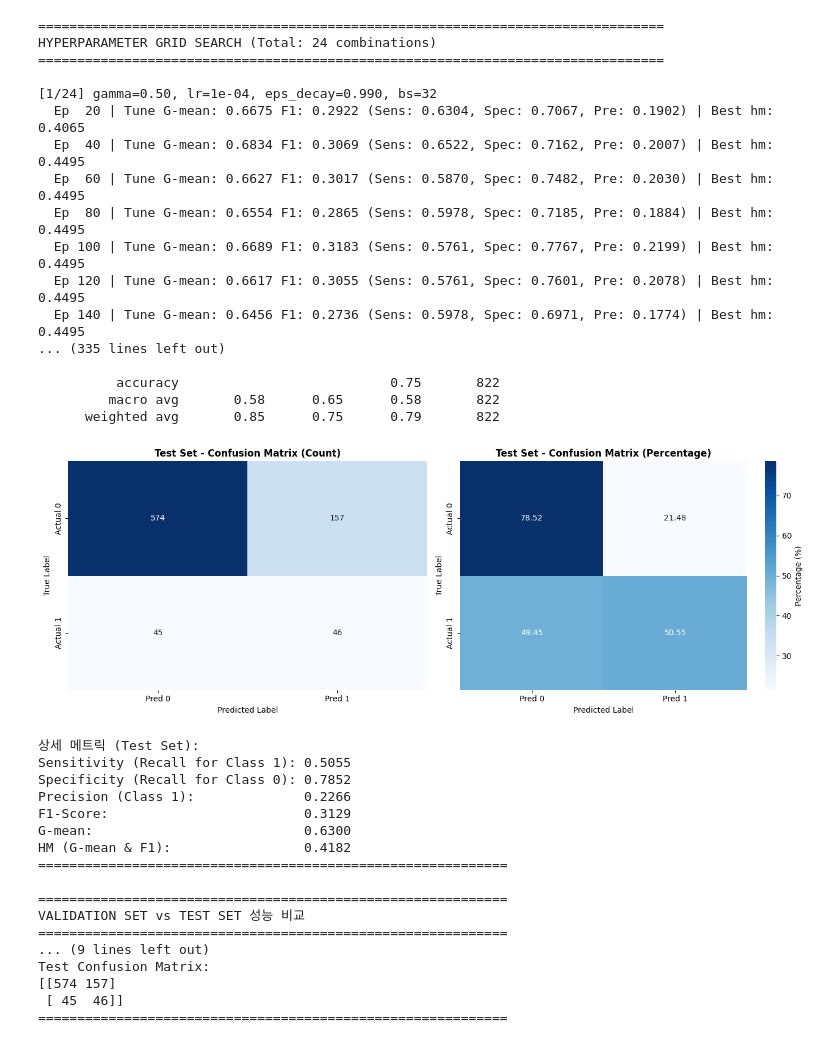
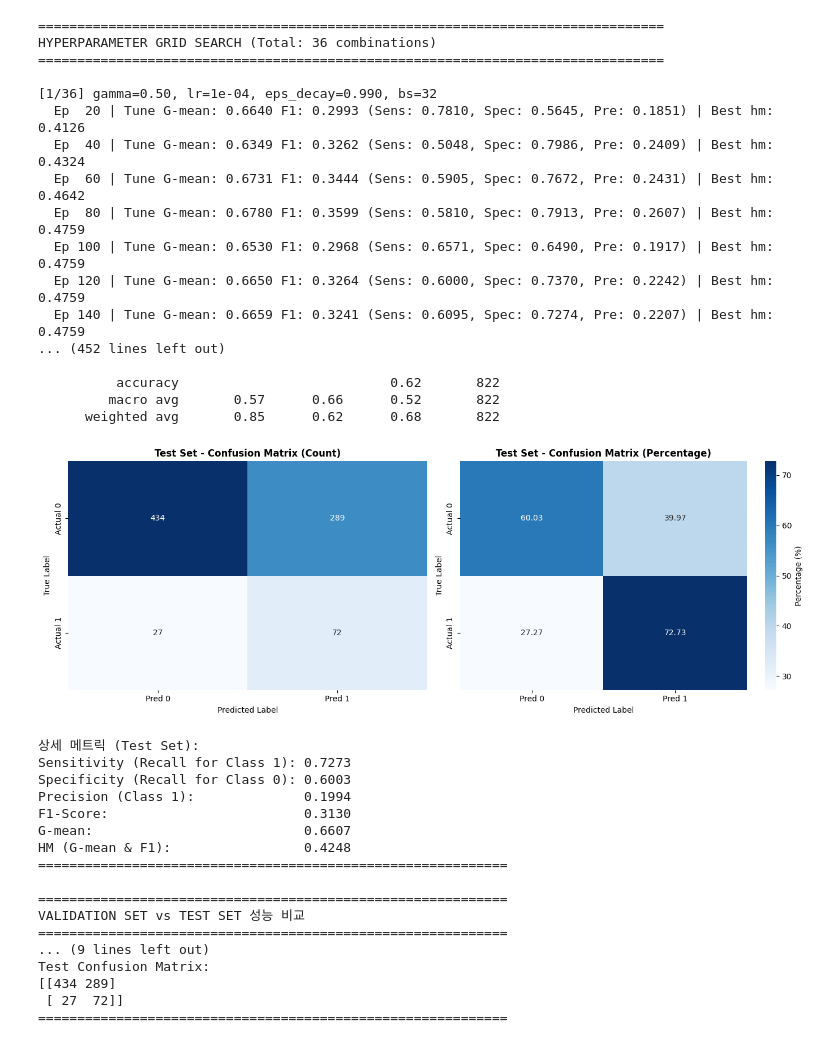
Before and after one commit to Dooman-cloud/TS-RL---, a Jupyter notebook: notebooks/experiments/DDQN_h기준.ipynb, the cells around one changed output. Saved outputs shown, nothing was run; the diff lists cells and outputs as text; code cells hidden in the pictures.

```diff
--- a/notebooks/experiments/DDQN_h기준.ipynb
+++ b/notebooks/experiments/DDQN_h기준.ipynb
@@ -228,7 +228,7 @@ print(f"Valid(Tune) set: {len(valid_tune_label)} samples")
 print(f"  - Class 0: {(valid_tune_label==0).sum()}, Class 1: {(valid_tune_label==1).sum()}")
 print(f"Valid(Select) set: {len(valid_select_label)} samples")
 print(f"  - Class 0: {(valid_select_label==0).sum()}, Class 1: {(valid_select_label==1).sum()}")
-print(f"Test set: {len(test_indices)} samples ({test_ratio*100:.1f}%)")
+print(f"Test set: {len(test_indices)}")
 print(f"  - Class 0: {(test_label==0).sum()}, Class 1: {(test_label==1).sum()}")
 
 # 원본 학습 세트의 클래스 비율을 그대로 사용합니다.
@@ -261,7 +261,7 @@ def compute_reward(action, actual_label, class_ratio):
 high_risk_indices = np.where(train_label == 1)[0]
 print(f"High Risk 인덱스 수 (train): {len(high_risk_indices)}")
 
-def get_balanced_start_idx(max_steps, high_risk_prob=0.5):
+def get_balanced_start_idx(max_steps, high_risk_prob=0.7):
     """
     high_risk_prob 확률로 High Risk가 윈도우 안에
     반드시 포함되는 start_idx를 반환.
@@ -325,7 +325,7 @@ High Risk 인덱스 수 (train): 183
 from itertools import product
 
 param_grid = {
-    'gamma': [0.5,0.9],
+    'gamma': [0.5,0.7,0.9],
     'lr': [1e-4,5e-4,1e-3],
     'epsilon_decay': [0.99, 0.995],
     'batch_size': [32, 64],
@@ -618,54 +618,54 @@ print(f"Precision (Class 1):              {precision:.4f}")
 print(f"F1-Score:                         {f1_score_val:.4f}")
 print(f"G-mean:                           {gmean_test:.4f}")
 print(f"HM (G-mean & F1):                 {gmean_f1_hm:.4f}")  # 추가
 print("=" * 60)
 
 print("\n" + "=" * 60)
 print("VALIDATION SET vs TEST SET 성능 비교")
 print("=" * 60)
 
 agent.online_net.eval()
 valid_predictions = predict_labels_argmax(agent.online_net, valid_select_feature)
 cm_valid = confusion_matrix(valid_select_label, valid_predictions, labels=[0, 1])
 tn_v, fp_v, fn_v, tp_v = cm_valid.ravel()
 sensitivity_valid = tp_v / (tp_v + fn_v) if (tp_v + fn_v) > 0 else 0
 specificity_valid = tn_v / (tn_v + fp_v) if (tn_v + fp_v) > 0 else 0
 gmean_valid = np.sqrt(sensitivity_valid * specificity_valid)
 
 print(f"\nValidation(Selection) Set - G-mean: {gmean_valid:.4f}")
 print(f"Test Set - G-mean: {gmean_test:.4f}")
 print(f"Difference (Valid - Test): {gmean_valid - gmean_test:.4f}")
 print("\nValidation Confusion Matrix:")
 print(cm_valid)
 print("\nTest Confusion Matrix:")
 print(cm_test)
 print("=" * 60)
 # %% [output]
 ================================================================================
-HYPERPARAMETER GRID SEARCH (Total: 24 combinations)
+HYPERPARAMETER GRID SEARCH (Total: 36 combinations)
 ================================================================================
 
-[1/24] gamma=0.50, lr=1e-04, eps_decay=0.990, bs=32
-  Ep  20 | Tune G-mean: 0.6675 F1: 0.2922 (Sens: 0.6304, Spec: 0.7067, Pre: 0.1902) | Best hm: 0.4065
-  Ep  40 | Tune G-mean: 0.6834 F1: 0.3069 (Sens: 0.6522, Spec: 0.7162, Pre: 0.2007) | Best hm: 0.4495
-  Ep  60 | Tune G-mean: 0.6627 F1: 0.3017 (Sens: 0.5870, Spec: 0.7482, Pre: 0.2030) | Best hm: 0.4495
-  Ep  80 | Tune G-mean: 0.6554 F1: 0.2865 (Sens: 0.5978, Spec: 0.7185, Pre: 0.1884) | Best hm: 0.4495
-  Ep 100 | Tune G-mean: 0.6689 F1: 0.3183 (Sens: 0.5761, Spec: 0.7767, Pre: 0.2199) | Best hm: 0.4495
-  Ep 120 | Tune G-mean: 0.6617 F1: 0.3055 (Sens: 0.5761, Spec: 0.7601, Pre: 0.2078) | Best hm: 0.4495
-  Ep 140 | Tune G-mean: 0.6456 F1: 0.2736 (Sens: 0.5978, Spec: 0.6971, Pre: 0.1774) | Best hm: 0.4495
-... (335 lines left out)
+[1/36] gamma=0.50, lr=1e-04, eps_decay=0.990, bs=32
+  Ep  20 | Tune G-mean: 0.6640 F1: 0.2993 (Sens: 0.7810, Spec: 0.5645, Pre: 0.1851) | Best hm: 0.4126
+  Ep  40 | Tune G-mean: 0.6349 F1: 0.3262 (Sens: 0.5048, Spec: 0.7986, Pre: 0.2409) | Best hm: 0.4324
+  Ep  60 | Tune G-mean: 0.6731 F1: 0.3444 (Sens: 0.5905, Spec: 0.7672, Pre: 0.2431) | Best hm: 0.4642
+  Ep  80 | Tune G-mean: 0.6780 F1: 0.3599 (Sens: 0.5810, Spec: 0.7913, Pre: 0.2607) | Best hm: 0.4759
+  Ep 100 | Tune G-mean: 0.6530 F1: 0.2968 (Sens: 0.6571, Spec: 0.6490, Pre: 0.1917) | Best hm: 0.4759
+  Ep 120 | Tune G-mean: 0.6650 F1: 0.3264 (Sens: 0.6000, Spec: 0.7370, Pre: 0.2242) | Best hm: 0.4759
+  Ep 140 | Tune G-mean: 0.6659 F1: 0.3241 (Sens: 0.6095, Spec: 0.7274, Pre: 0.2207) | Best hm: 0.4759
+... (452 lines left out)
 
-          accuracy                           0.75       822
-         macro avg       0.58      0.65      0.58       822
-      weighted avg       0.85      0.75      0.79       822
+          accuracy                           0.62       822
+         macro avg       0.57      0.66      0.52       822
+      weighted avg       0.85      0.62      0.68       822
-[figure, old version]
+[figure, new version]
 상세 메트릭 (Test Set):
-Sensitivity (Recall for Class 1): 0.5055
-Specificity (Recall for Class 0): 0.7852
-Precision (Class 1):              0.2266
-F1-Score:                         0.3129
-G-mean:                           0.6300
-HM (G-mean & F1):                 0.4182
+Sensitivity (Recall for Class 1): 0.7273
+Specificity (Recall for Class 0): 0.6003
+Precision (Class 1):              0.1994
+F1-Score:                         0.3130
+G-mean:                           0.6607
+HM (G-mean & F1):                 0.4248
 ============================================================
 
 ============================================================
@@ -673,8 +673,8 @@ VALIDATION SET vs TEST SET 성능 비교
 ============================================================
 ... (9 lines left out)
 Test Confusion Matrix:
-[[574 157]
- [ 45  46]]
+[[434 289]
+ [ 27  72]]
 ============================================================
 # %%
 # Test 구간 날짜 인덱스
```
Also changed, not shown: parts of 2 cells of this notebook, 16 other files.
